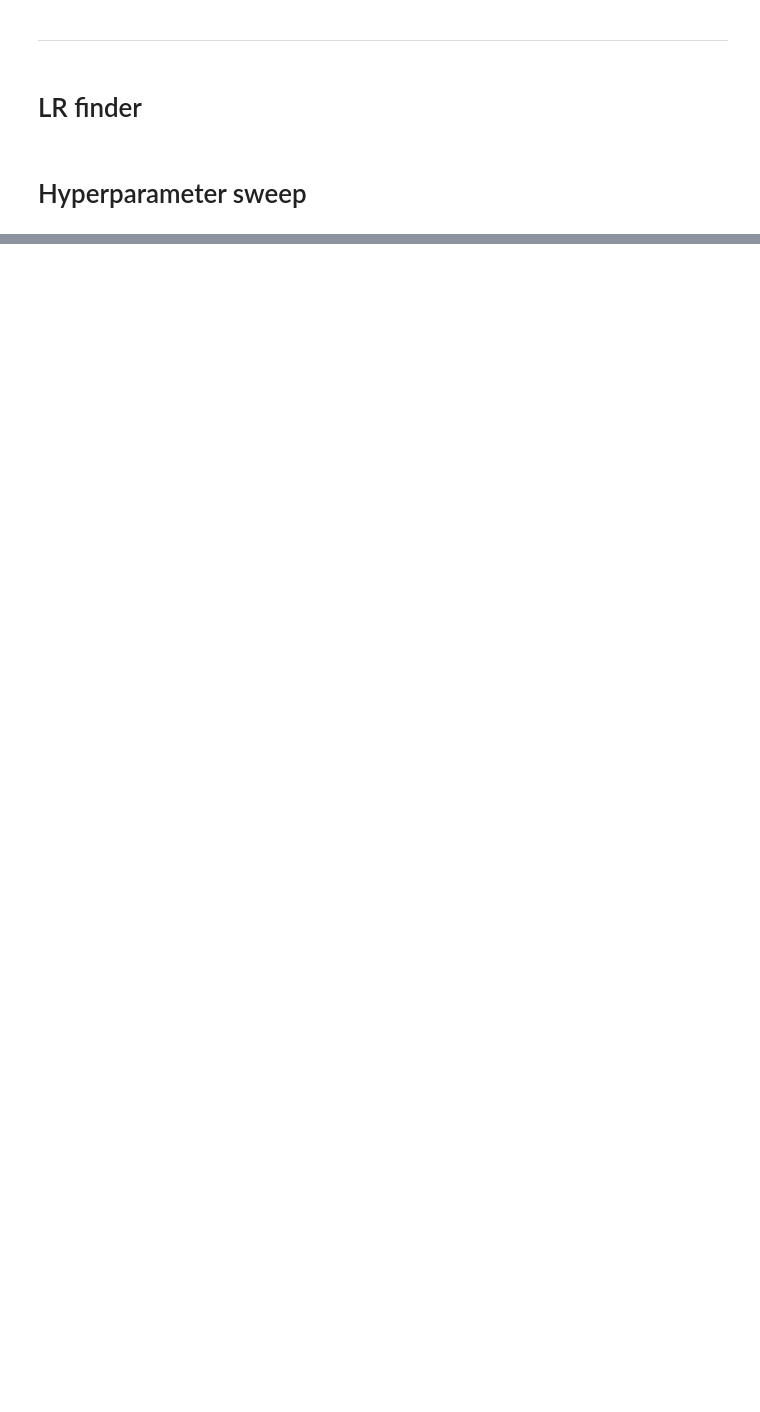
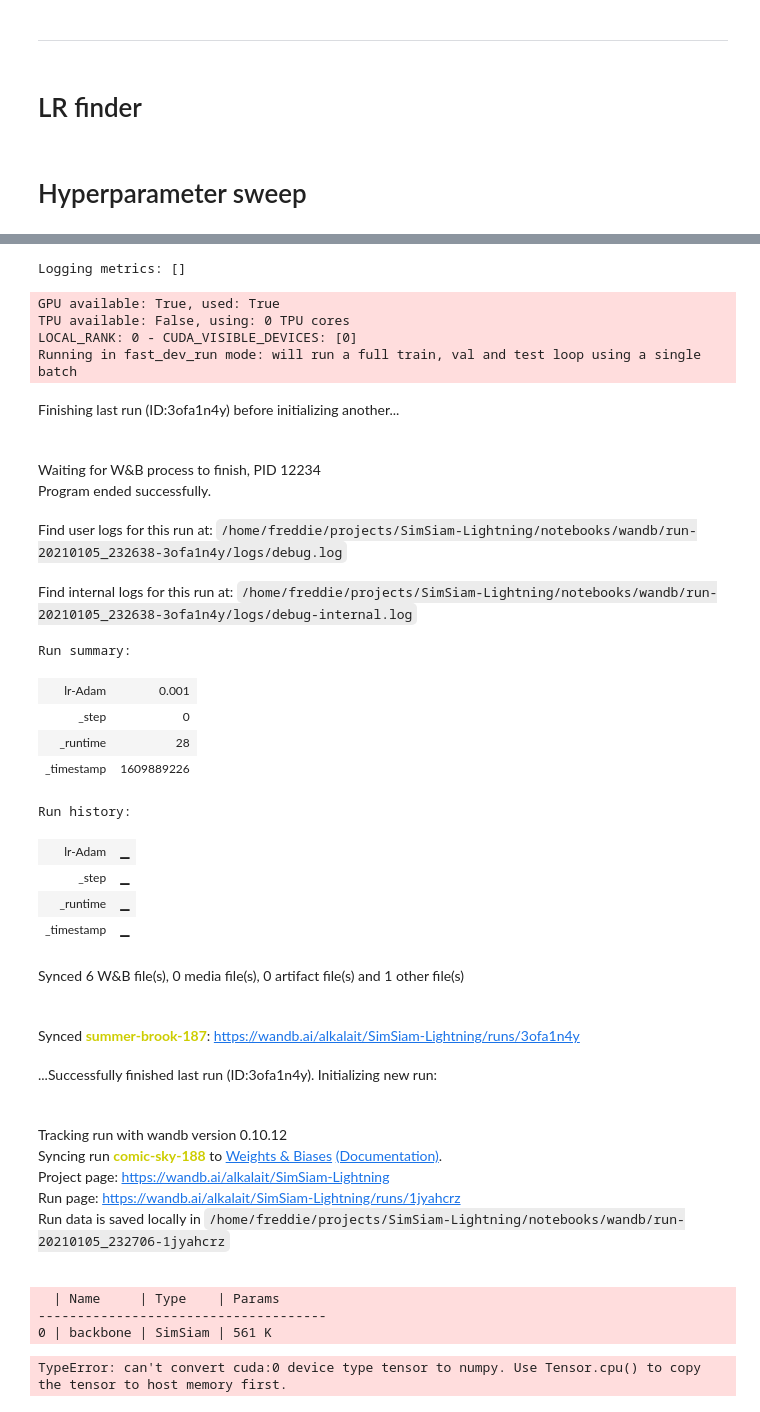
Before and after one commit to Luab/SimSiam-Lightning, a Jupyter notebook: notebooks/MNIST.ipynb, the cells around one changed output, grey strips where cells are left out. Drawn from its saved outputs; the diff is of its cells as text; code cells hidden in the pictures; blank space fills up the shorter version.

Commit message:
added SimSiam training

```diff
--- a/notebooks/MNIST.ipynb
+++ b/notebooks/MNIST.ipynb
@@ -165,0 +130,70 @@ Synced lunar-dawn-183: https://wandb.ai/alkalait/SimSiam-Lightning/runs/2zmxzqnc
+# %%
+proj = 'SimSiam-Lightning'
+
+## Lightning datamodule. Comes with its own train / val / test dataloader.
+mnist = MNISTDataModule('../data/', batch_size=512)
+mnist.prepare_data()
+mnist.setup()
+
+## Backbone arch
+cnn = CNN(C=mnist.dims[0], num_classes=mnist.num_classes)
+simsiam = SimSiam(backbone=cnn, aug=alb_to_torch_aug(train_transforms))
+
+model = BaseLitModel(
+    datamodule=mnist, backbone=simsiam, loss_func=log_softmax, #metrics=metrics,
+    lr=1e-3, flood_height=0.03
+)
+# %% [output]
+Logging metrics: []
+# %%
+wandb_logger = WandbLogger(project=proj, job_type='train')
+callbacks = [
+    LearningRateMonitor(),  # log the LR
+    ImagePredictionLogger(mnist.val_dataloader(batch_size=32), n_samples=32),
+]
+
+trainer = Trainer(
+    max_epochs=200, gpus=-1,  # all GPUs
+    logger=wandb_logger, callbacks=callbacks,
+    accumulate_grad_batches=1, gradient_clip_val=0,  # 0.5
+    progress_bar_refresh_rate=20,
+    fast_dev_run=True,
+)
+# %% [output]
+GPU available: True, used: True
+TPU available: False, using: 0 TPU cores
+LOCAL_RANK: 0 - CUDA_VISIBLE_DEVICES: [0]
+Running in fast_dev_run mode: will run a full train, val and test loop using a single batch
+# %%
+# BUG TO FIX: albumentations transform expects a numpy array
+# TypeError: can't convert cuda:0 device type tensor to numpy. Use Tensor.cpu() to copy the tensor to host memory first.
+# SOLUTION: datamodule gets the random augmentations
+trainer.fit(model, mnist)
+# %% [output]
+Finishing last run (ID:3ofa1n4y) before initializing another...
+Waiting for W&B process to finish, PID 12234
+Program ended successfully.
+Find user logs for this run at: /home/freddie/projects/SimSiam-Lightning/notebooks/wandb/run-20210105_232638-3ofa1n4y/logs/debug.log
+Find internal logs for this run at: /home/freddie/projects/SimSiam-Lightning/notebooks/wandb/run-20210105_232638-3ofa1n4y/logs/debug-internal.log
+Run summary:
+| lr-Adam | 0.001 |
+| _step | 0 |
+| _runtime | 28 |
+| _timestamp | 1609889226 |
+Run history:
+| lr-Adam | ▁ |
+| _step | ▁ |
+| _runtime | ▁ |
+| _timestamp | ▁ |
+Synced 6 W&B file(s), 0 media file(s), 0 artifact file(s) and 1 other file(s)
+Synced summer-brook-187: https://wandb.ai/alkalait/SimSiam-Lightning/runs/3ofa1n4y
+...Successfully finished last run (ID:3ofa1n4y). Initializing new run:
+Tracking run with wandb version 0.10.12
+Syncing run comic-sky-188 to Weights & Biases (Documentation).
+Project page: https://wandb.ai/alkalait/SimSiam-Lightning
+Run page: https://wandb.ai/alkalait/SimSiam-Lightning/runs/1jyahcrz
+Run data is saved locally in /home/freddie/projects/SimSiam-Lightning/notebooks/wandb/run-20210105_232706-1jyahcrz
+  | Name     | Type    | Params
+-------------------------------------
+0 | backbone | SimSiam | 561 K
+TypeError: can't convert cuda:0 device type tensor to numpy. Use Tensor.cpu() to copy the tensor to host memory first.
```
Also changed, not shown: parts of 8 cells of this notebook.
